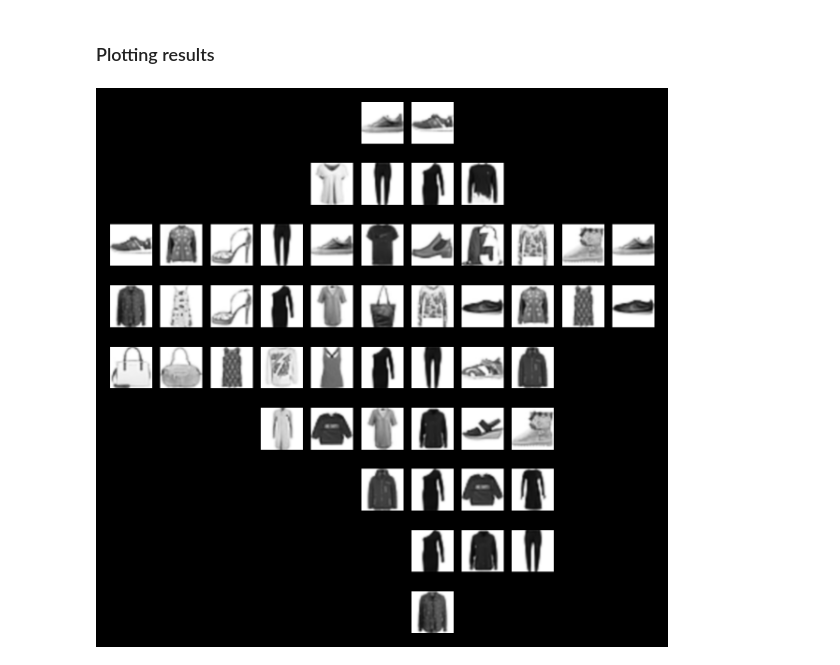
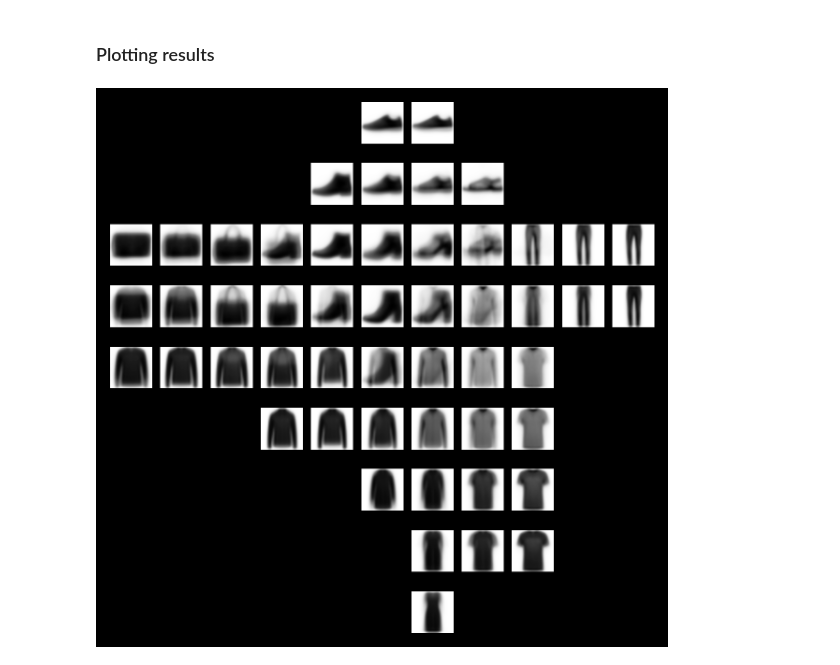
Before and after one commit to SandroMartens/DBGSOM, a Jupyter notebook: examples/example_fashion_mnist.ipynb, the cells around one changed output. Drawn from its saved outputs; the diff is of its cells as text; code cells hidden in the pictures.

Commit message:
dixed fashion manist example

```diff
--- a/examples/example_fashion_mnist.ipynb
+++ b/examples/example_fashion_mnist.ipynb
@@ -69,30 +55,30 @@ Pipeline(steps=[('scaler', StandardScaler()),
 # %%
 f = plt.figure(figsize=(5, 5), dpi=300)
 
 som = pipe.named_steps["som"]
 
 coordinates = np.array(som.neurons_)
 
 min, max = (np.array(som.neurons_).min(), np.array(som.neurons_).max())
 min_x = coordinates[:, 0].min()
 max_x = coordinates[:, 0].max()
 min_y = coordinates[:, 1].min()
 max_y = coordinates[:, 1].max()
 
-nearest_samples = pipe.predict(data)#.argmin(axis=0)
-# nearest_samples = som.weights_
+# nearest_samples = pipe.predict(data)  # .argmin(axis=0)
+weights = som.weights_
 
 gs = GridSpec(nrows=max_x - min_x + 1, ncols=max_y - min_y + 1, figure=f)
 for index, neuron in enumerate(coordinates):
     neuron -= [min_x, min_y]
     plt.subplot(gs[neuron[0], neuron[1]])
     plt.imshow(
-        data.to_numpy()[nearest_samples[index]].reshape(28, 28),
+        scaler.inverse_transform(weights)[index].reshape(28, 28),
         cmap="Greys",
         interpolation="bicubic",
     )
     plt.axis("off")
 
-plt.savefig(fname="fashion_mnist.png")
+plt.savefig(fname=Path("export", "fashion_mnist.png"))
 # %% [output]
-[figure, old version]
+[figure, new version]
```
Also changed, not shown: parts of 4 cells of this notebook, 1 other file.
